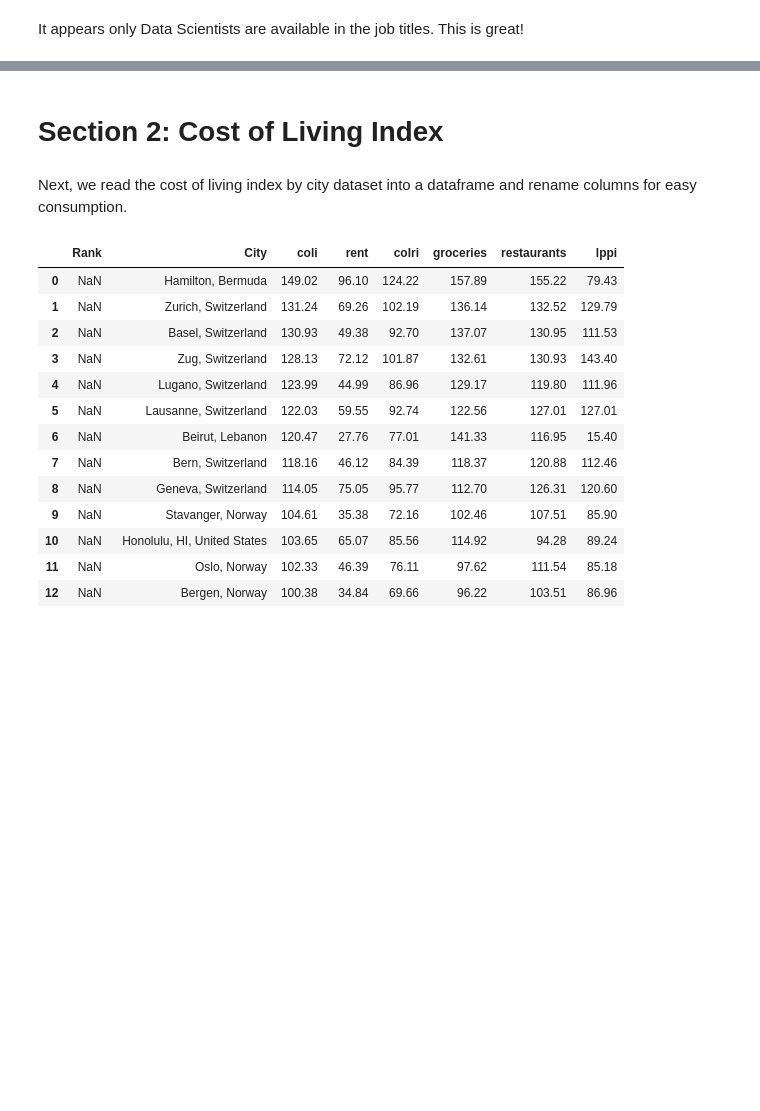
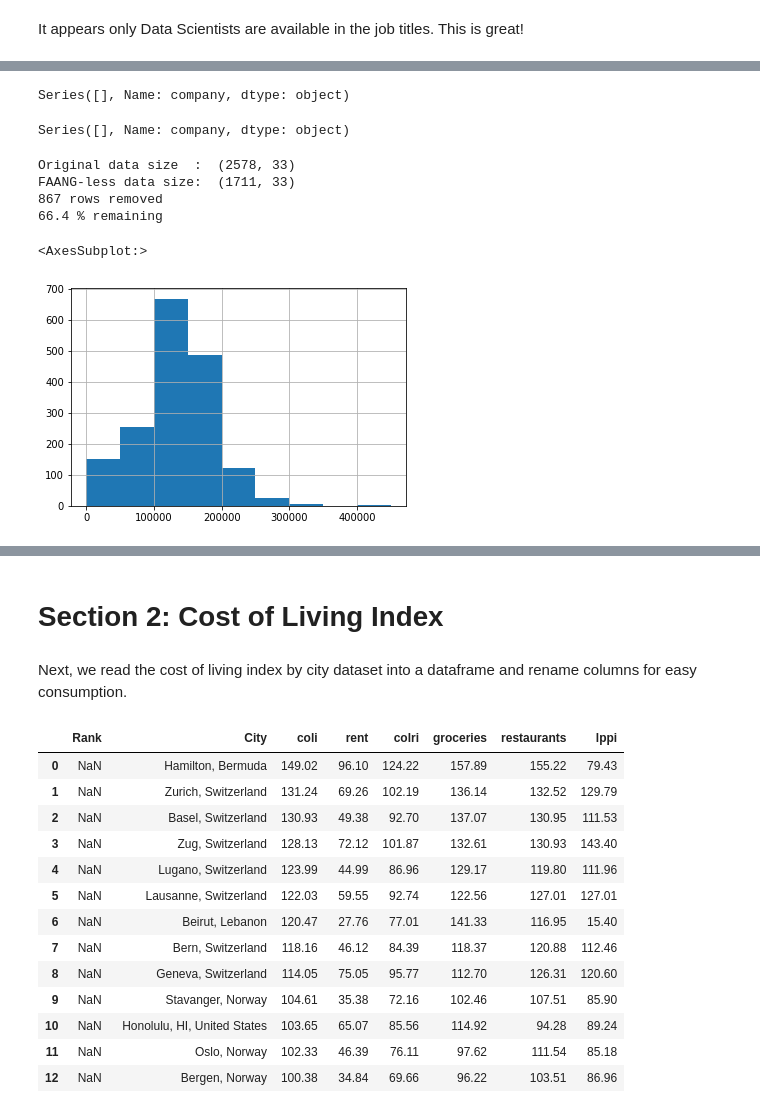
Before and after one commit to dl-lim/kaggle-1, a Jupyter notebook: ds-sal.ipynb, the cells around one changed output, grey strips where cells are left out. Cells and saved outputs as stored; diff of their text form; code cells hidden in the pictures; blank space fills up the shorter version.

```diff
--- a/ds-sal.ipynb
+++ b/ds-sal.ipynb
@@ -155,0 +172,31 @@ It appears only Data Scientists are available in the job titles. This is great!
+# %%
+# Checking for Alphabet/Meta new names
+display(sds.loc[sds.company.str.contains('alphabet',case=False),'company'])
+display(sds.loc[sds.company.str.contains('meta',case=False),'company'])
+# %% [output]
+Series([], Name: company, dtype: object)
+Series([], Name: company, dtype: object)
+# %%
+faangless_sds = sds.copy()
+
+faang_list = ['Facebook','Apple','Amazon','Netflix','Google','Microsoft']
+faang_str = '|'.join(faang_list)
+
+isfaang_s = sds.copy().company.str.contains(faang_str,case=False)
+
+fds = faangless_sds = faangless_sds[isfaang_s == False]
+
+print('Original data size  : ' , sds.shape)
+print('FAANG-less data size: ' , fds.shape)
+print(sds.shape[0] - fds.shape[0], 'rows removed')
+print(round((fds.shape[0] / sds.shape[0])*100,1) , '% remaining')
+# %% [output]
+Original data size  :  (2578, 33)
+FAANG-less data size:  (1711, 33)
+867 rows removed
+66.4 % remaining
+# %%
+fds.basesalary.hist(bins=range(0,500000,50000))
+# %% [output]
+<AxesSubplot:>
+[figure, added]
```
Also changed, not shown: parts of 35 cells of this notebook.
